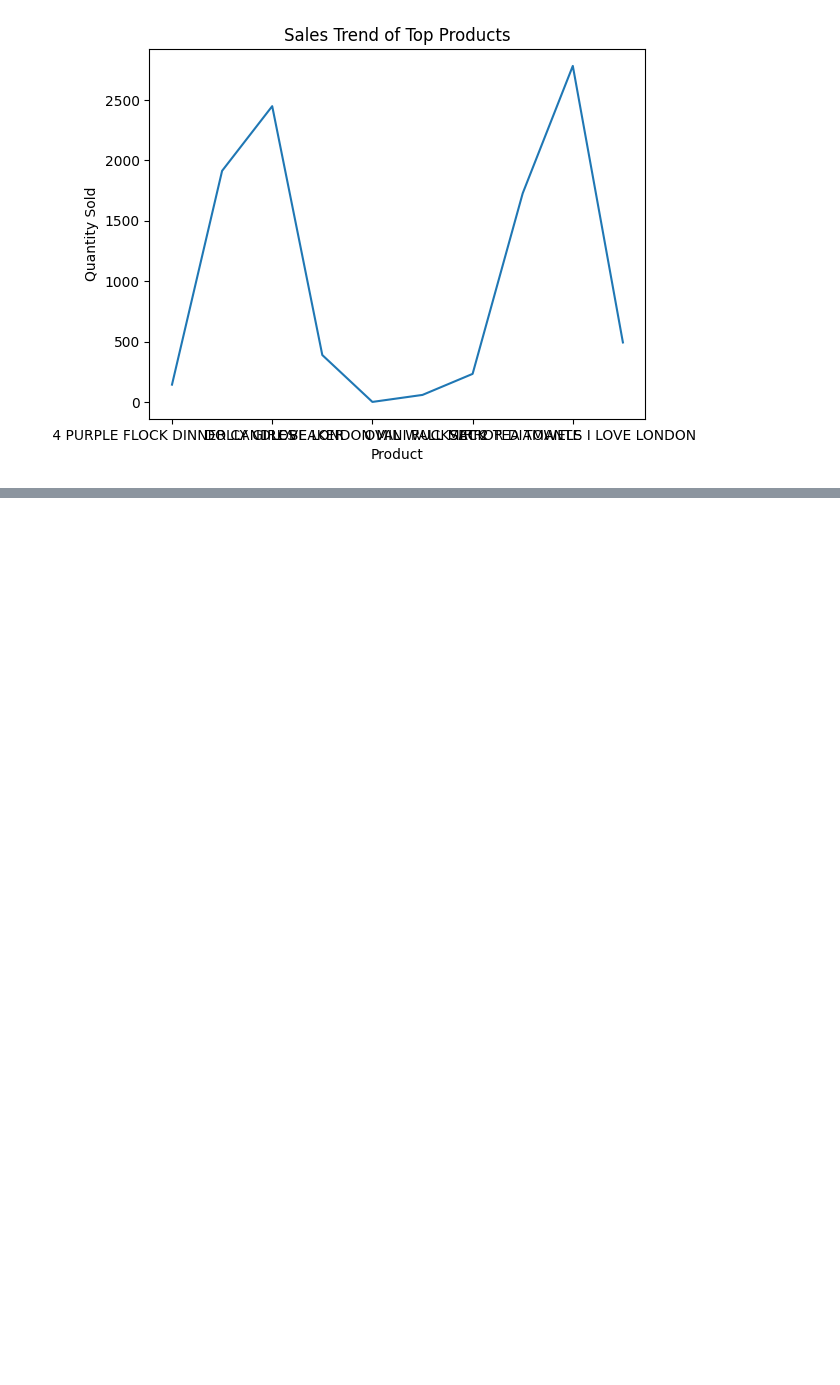
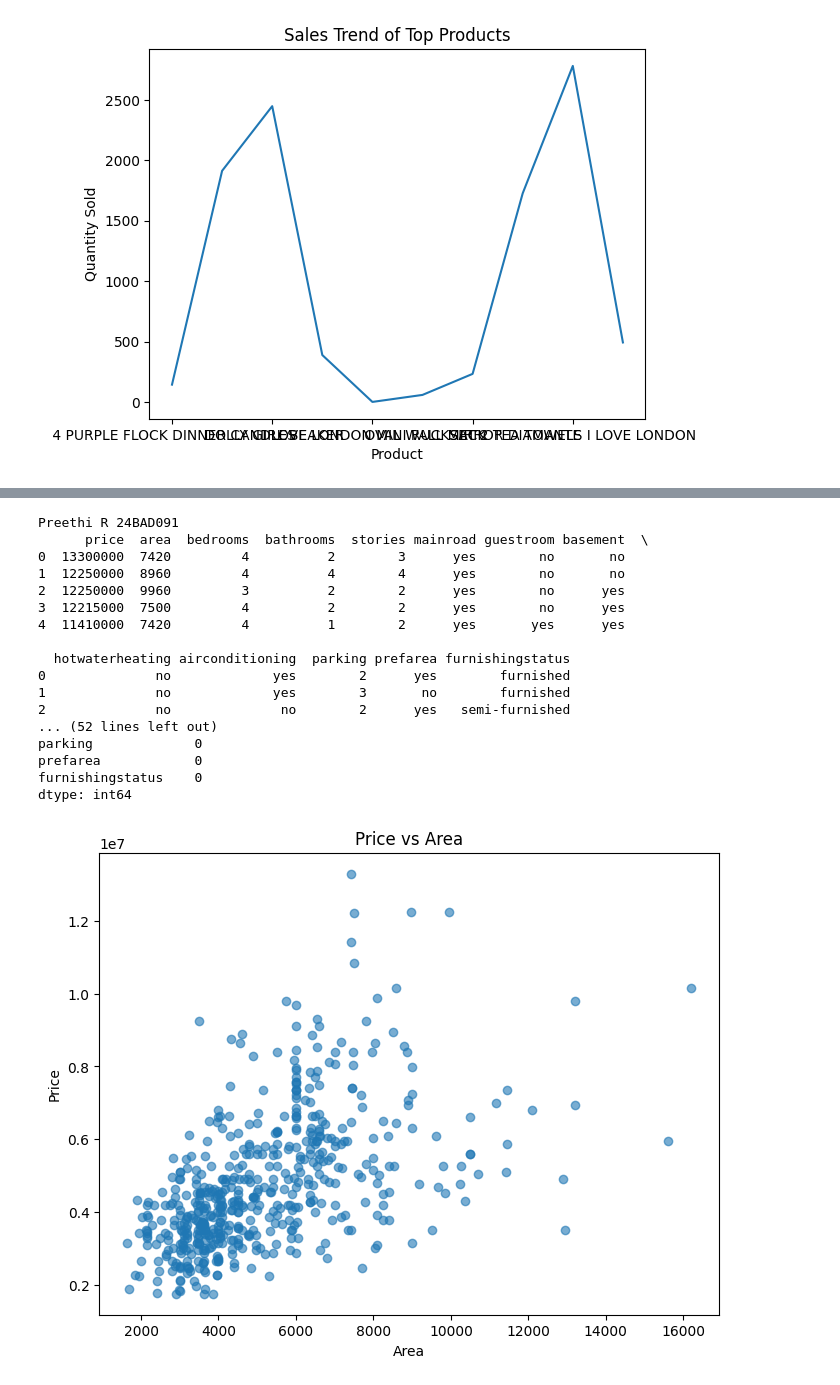
Before and after one commit to PreethiR091/Preethi-24BAD091, a Jupyter notebook: Preethi_R_24BAD091_ML_Lab_Ex_1.ipynb, the cells around one changed output, grey strips where cells are left out. Saved outputs shown, nothing was run; the diff lists cells and outputs as text; code cells hidden in the pictures; blank space fills up the shorter version.

```diff
--- a/Preethi_R_24BAD091_ML_Lab_Ex_1.ipynb
+++ b/Preethi_R_24BAD091_ML_Lab_Ex_1.ipynb
@@ -58,0 +138,59 @@ dtype: int64
+# %%
+#SCENARIO 3: Housing Dataset
+print("Preethi R 24BAD091")
+
+import pandas as pd
+import matplotlib.pyplot as plt
+import seaborn as sns
+
+housing_df = pd.read_csv("Housing.csv")
+
+print(housing_df.head())
+print(housing_df.info())
+print(housing_df.describe())
+
+print(housing_df.isnull().sum())
+
+plt.figure(figsize=(8,6))
+plt.scatter(housing_df['area'], housing_df['price'], alpha=0.6)
+plt.xlabel('Area')
+plt.ylabel('Price')
+plt.title('Price vs Area')
+plt.show()
+
+plt.figure(figsize=(8,6))
+plt.hist(housing_df['price'], bins=30, edgecolor='black')
+plt.xlabel('Price')
+plt.ylabel('Number of Houses')
+plt.title('Distribution of House Prices')
+plt.show()
+
+plt.figure(figsize=(8,6))
+sns.boxplot(y=housing_df['price'])
+plt.title('Boxplot of House Prices')
+plt.show()
+
+plt.figure(figsize=(10,8))
+numeric_df = housing_df.select_dtypes(include='number')
+sns.heatmap(numeric_df.corr(), annot=True, cmap='coolwarm')
+plt.title('Correlation Heatmap')
+plt.show()
+# %% [output]
+Preethi R 24BAD091
+      price  area  bedrooms  bathrooms  stories mainroad guestroom basement  \
+0  13300000  7420         4          2        3      yes        no       no
+1  12250000  8960         4          4        4      yes        no       no
+2  12250000  9960         3          2        2      yes        no      yes
+3  12215000  7500         4          2        2      yes        no      yes
+4  11410000  7420         4          1        2      yes       yes      yes
+
+  hotwaterheating airconditioning  parking prefarea furnishingstatus
+0              no             yes        2      yes        furnished
+1              no             yes        3       no        furnished
+2              no              no        2      yes   semi-furnished
+... (52 lines left out)
+parking             0
+prefarea            0
+furnishingstatus    0
+dtype: int64
+[figure, added]
```
Also changed, not shown: parts of 4 cells of this notebook.
